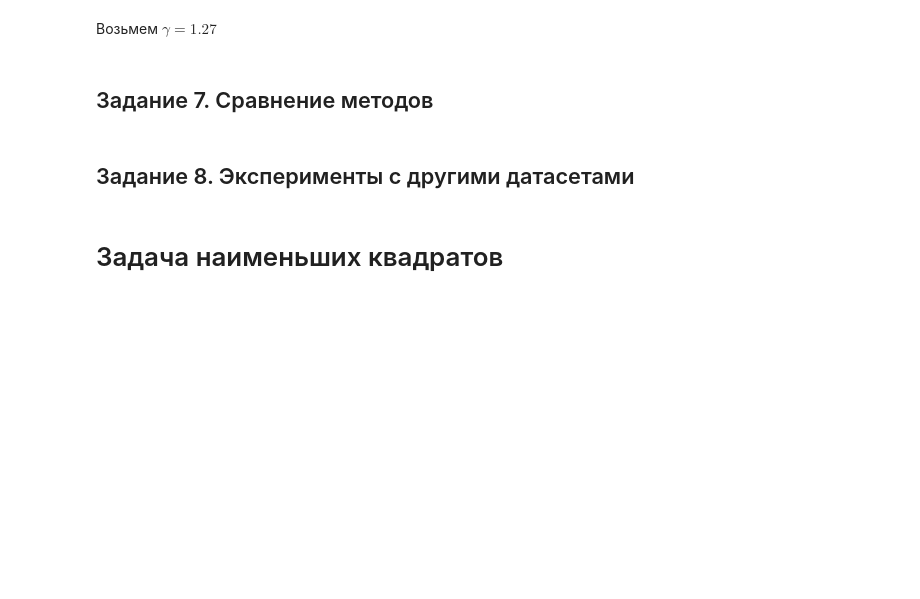
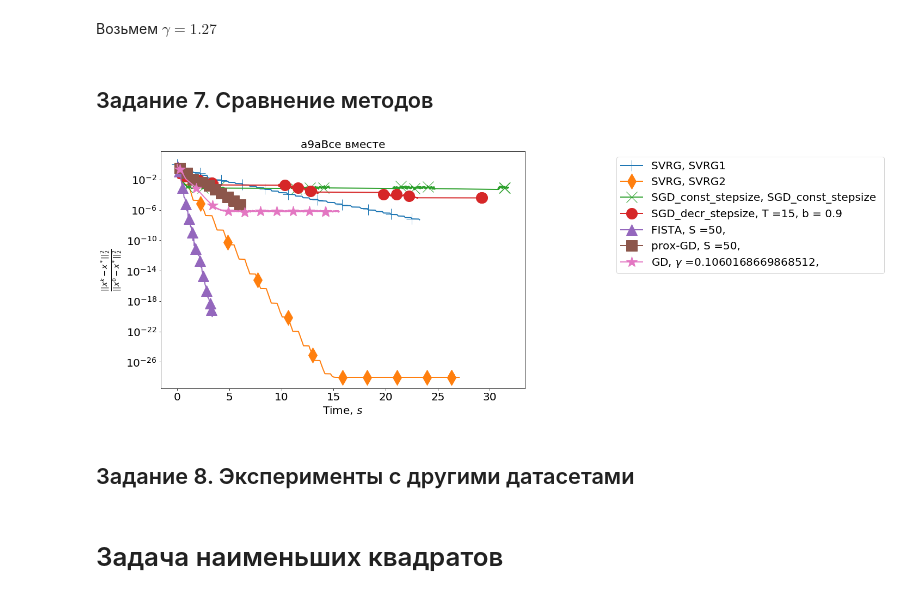
Before and after one commit to rogachevai/MADESpring2020_MOML, a Jupyter notebook: Practice/homework_5/hw5_made.ipynb, the cells around one changed output. Drawn from its saved outputs; the diff is of its cells as text; code cells hidden in the pictures; blank space fills up the shorter version.

```diff
--- a/Practice/homework_5/hw5_made.ipynb
+++ b/Practice/homework_5/hw5_made.ipynb
@@ -1255,6 +1259,34 @@ for gam in [0.1,0.05,1.5,2.,2.3,2.5,2.8,3,3.1,4]:
 Возьмем $\gamma = 1.27$
 # %% [markdown]
 ## Задание 7. Сравнение методов
+# %%
+dataset = "a9a"
+filename=dataset+"_x_init_all_ones"
+l2 = L / 10000
+l1 = L / 1000
+batch_size = 100
+gamma = 1.0/(6*(L+l2))
+S=50
+methods = [
+         ['SVRG', [gamma, L / 10000, L / 1000, 50, int(2*m/100), 100],
+           f', SVRG1', None],['SVRG', [gamma, L/10000, L / 1000, 40, int(2*m/10), 10],
+           f', SVRG2', None],['SGD_const_stepsize', [0.1/((L+l2)), l2, l1, 100, 10],
+               f', SGD_const_stepsize ', None],['SGD_decr_stepsize', [[10/(6*(L+l2)), 10, 0.5], l2, l1, 100, 10],
+               f', T ={schedule[1]}, b = {schedule[2]} ', None],['FISTA', [l2, l1, 2072],
+           f', S ={S}, ', None],['prox-GD', [1/L, l2, l1,4000],
+           f', S ={S}, ', None],['GD', [1.5/((L+l2)),l2, l1, 12000],
+               f', $\gamma$ ={gamma}, ', None]
+]
+mode_y = 'squared_distances'
+mode_x = 'time'
+figsize = (12, 8)
+fontsize = 20
+title = dataset+"Все вместе"
+
+args_for_plots = [dataset, filename, mode_y, mode_x, figsize, fontsize, title, methods]
+make_plots(args=args_for_plots)
+# %% [output]
+[figure, added]
 # %% [markdown]
 ## Задание 8. Эксперименты с другими датасетами
 # %% [markdown]
```
Also changed, not shown: parts of 8 cells of this notebook, 41 other files.
